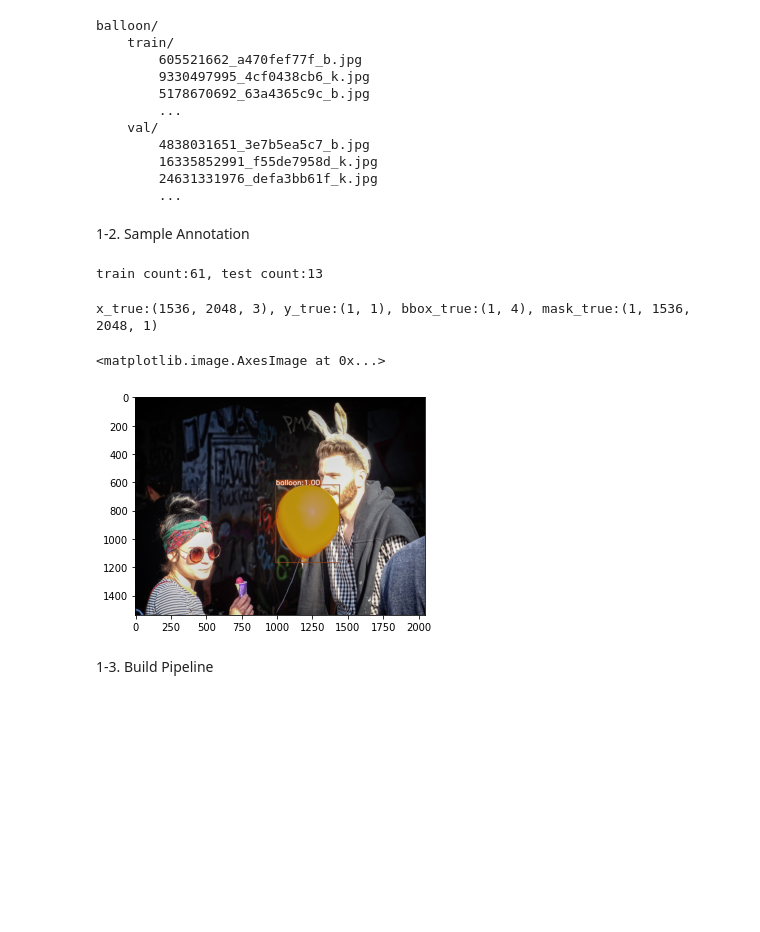
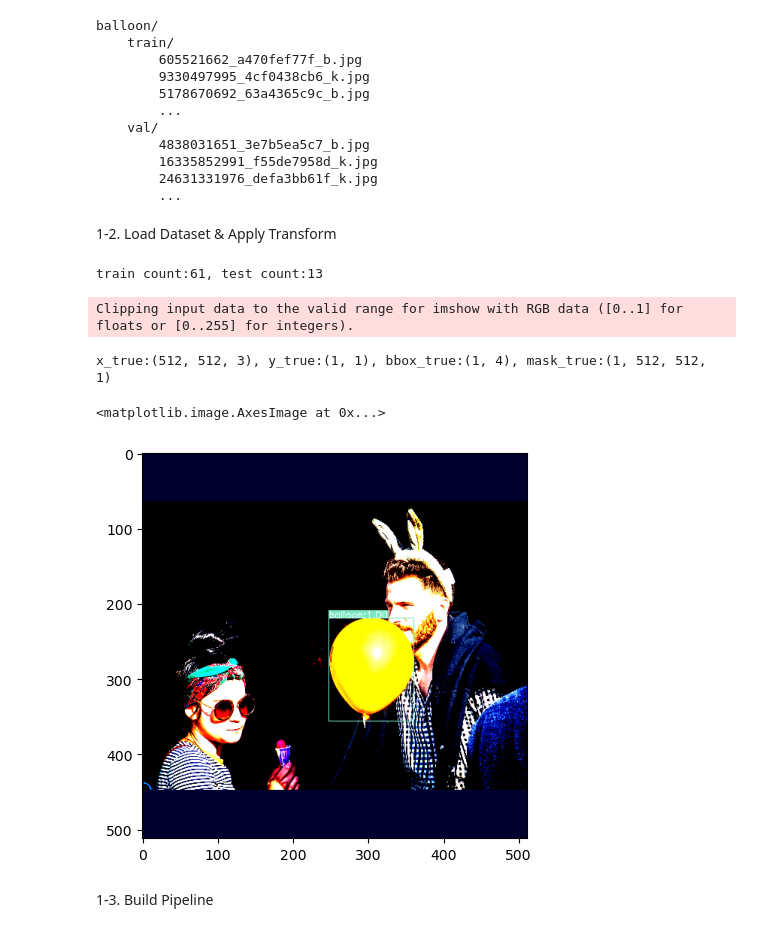
Before and after one commit to Burf/TFDetection, a Jupyter notebook: usage/dataset/dataset.ipynb, the cells around one changed output. Saved outputs shown, nothing was run; the diff lists cells and outputs as text; code cells hidden in the pictures; blank space fills up the shorter version.

Commit message:
[update] update usage for dataset, od and ad

```diff
--- a/usage/dataset/dataset.ipynb
+++ b/usage/dataset/dataset.ipynb
@@ -38,44 +38,59 @@ balloon/
         16335852991_f55de7958d_k.jpg
         24631331976_defa3bb61f_k.jpg
         ...
-# %% [markdown]
-1-2. Sample Annotation
-# %%
-tr_path = os.path.join(path, "train/via_region_data.json")
-te_path = os.path.join(path, "val/via_region_data.json")
-
-tr_anno = tfdet.dataset.util.load_json(tr_path)
-te_anno = tfdet.dataset.util.load_json(te_path)
-
-print("train count:{0}, test count:{1}".format(len(tr_anno), len(te_anno)))
-del tr_anno, te_anno
-
-tr_data = tfdet.dataset.balloon.load_data(tr_path, mask = True)
-# %% [output]
-train count:61, test count:13
+# %% [markdown]
+1-2. Load Dataset & Apply Transform
+# %%
+tr_path = os.path.join(path, "train/via_region_data.json")
+te_path = os.path.join(path, "val/via_region_data.json")
+label = tfdet.dataset.balloon.LABEL
+color = None
+
+image_shape = [512, 512]
+
+tr_dataset = tfdet.dataset.balloon.load_dataset(tr_path, mask = True,
+                                                cache = None)
+tr_dataset = tfdet.dataset.Dataset(tr_dataset,
+                                   transform = [{"name":"load"},
+                                                {"name":"resize", "image_shape":image_shape},
+                                                {"name":"pad", "image_shape":image_shape},
+                                                {"name":"filter_annotation"},
+                                                {"name":"label_encode", "label":label},
+                                                {"name":"normalize", "mean":[123.675, 116.28, 103.53], "std":[58.395, 57.12, 57.375]}])
+
+te_dataset = tfdet.dataset.balloon.load_dataset(te_path, mask = True,
+                                                cache = None,
+                                                transform = [{"name":"load"},
+                                                             {"name":"resize", "image_shape":image_shape},
+                                                             {"name":"pad", "image_shape":image_shape},
+                                                             {"name":"filter_annotation"},
+                                                             {"name":"label_encode", "label":label},
+                                                             {"name":"normalize", "mean":[123.675, 116.28, 103.53], "std":[58.395, 57.12, 57.375]}])
+
+print("train count:{0}, test count:{1}".format(len(tr_dataset), len(te_dataset)))
+# %% [output]
+train count:61, test count:13
 # %%
 import matplotlib.pyplot as plt
-try:
-    out = next(tr_data)
-    image, y_true, bbox_true, mask_true = out
-except:
-    image, y_true, bbox_true = out
-    mask_true = None
 
-image = tfdet.dataset.util.load_image(image)
-image = tfdet.util.draw_bbox(image, bbox_true, y_true = y_true, mask_true = mask_true, label = tfdet.dataset.balloon.LABEL)
+out = tr_dataset[0] #or next(iter(tr_dataset))
+x_true, y_true, bbox_true = out[:3]
+mask_true = out[3] if 3 < len(out) else None
+
+x_true = tfdet.util.draw_bbox(x_true, bbox_true, y_true = y_true, mask_true = mask_true, label = label, color = color)
 
 if mask_true is None:
-    print("x_true:{0}, y_true:{1}, bbox_true:{2}".format(image.shape, y_true.shape, bbox_true.shape))
+    print("x_true:{0}, y_true:{1}, bbox_true:{2}".format(x_true.shape, y_true.shape, bbox_true.shape))
 else:
-    print("x_true:{0}, y_true:{1}, bbox_true:{2}, mask_true:{3}".format(image.shape, y_true.shape, bbox_true.shape, mask_true.shape))
+    print("x_true:{0}, y_true:{1}, bbox_true:{2}, mask_true:{3}".format(x_true.shape, y_true.shape, bbox_true.shape, mask_true.shape))
 
-plt.figure()
-plt.imshow(image)
+plt.figure(figsize = (5, 5))
+plt.imshow(x_true)
 # %% [output]
-x_true:(1536, 2048, 3), y_true:(1, 1), bbox_true:(1, 4), mask_true:(1, 1536, 2048, 1)
+Clipping input data to the valid range for imshow with RGB data ([0..1] for floats or [0..255] for integers).
-<matplotlib.image.AxesImage at 0x...>
+x_true:(512, 512, 3), y_true:(1, 1), bbox_true:(1, 4), mask_true:(1, 512, 512, 1)
+<matplotlib.image.AxesImage at 0x...>
-[figure, old version]
+[figure, new version]
 # %% [markdown]
 1-3. Build Pipeline
 # %%
```
Also changed, not shown: parts of 14 cells of this notebook, 9 other files.
